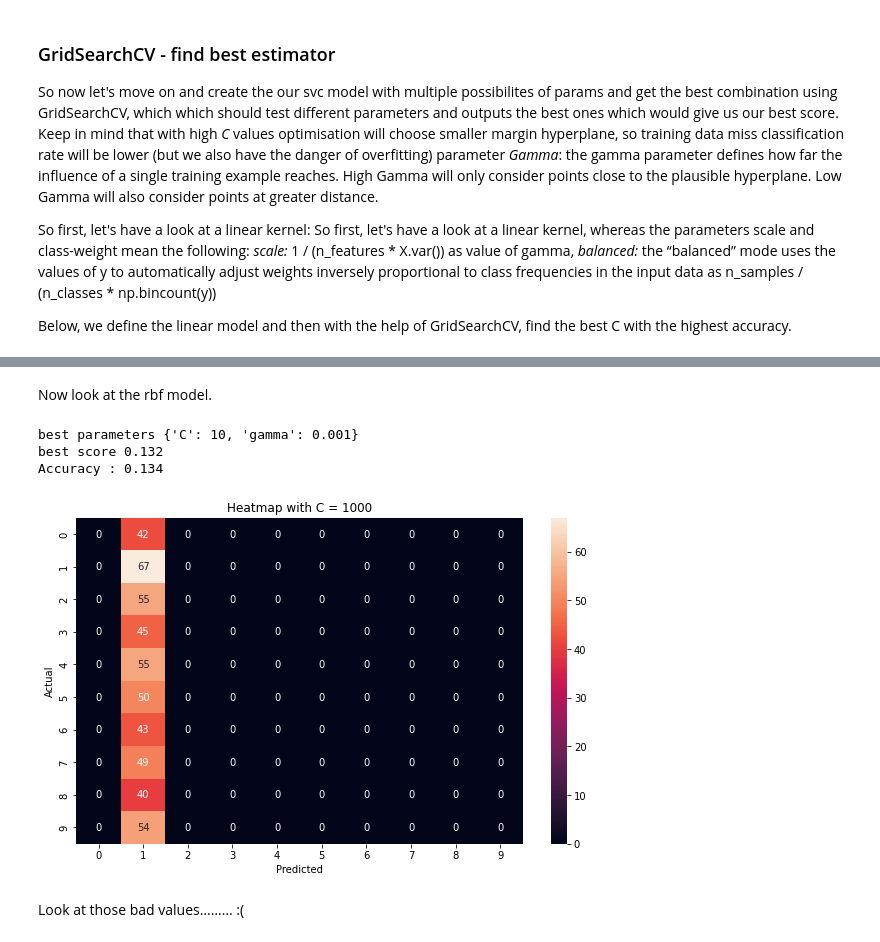
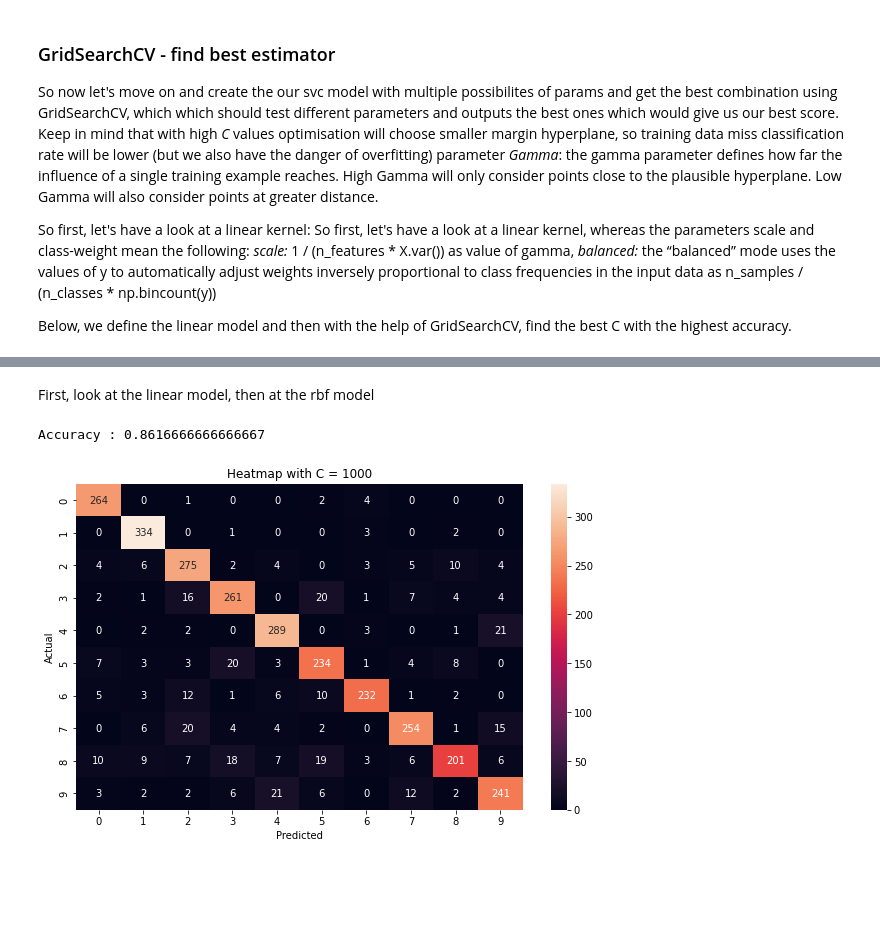
Before and after one commit to anninahelmy/PatternRecognition_FS22, a Jupyter notebook: a/2a.ipynb, the cells around one changed output, grey strips where cells are left out. Saved outputs shown, nothing was run; the diff lists cells and outputs as text; code cells hidden in the pictures; blank space fills up the shorter version.

```diff
--- a/a/2a.ipynb
+++ b/a/2a.ipynb
@@ -92,12 +78,12 @@ So instantiate a classifier with default hyperparameters:
 ## Build a SVM (rbf kernel)
 # %%
 c_rbf = [100.0, 1000.0, 1, 0.1]
+gamma = [0.001, 0.01, 0.1, 1, 'scale', 'auto']
 for i in c_rbf:
-    t100 = time.perf_counter()
-    svc = SVC(C=i)
-    svc.fit(X_train, y_train)
-    t100 = time.perf_counter() - t100
-    print(f"Time spent to execute the classification: {round(t100,2)} seconds.")
-    y_pred = svc.predict(X_test)
-    print('Model accuracy score with rbf kernel and C', i, ': {0:0.4f}'.format(accuracy_score(y_test, y_pred)))
+    for j in gamma:
+        t100 = time.perf_counter()
+        svc = SVC(C=i, gamma = j, kernel="rbf", cache_size = 4000)
+        svc.fit(X, y)
+        y_pred = svc.predict(X_test)
+        print('Model accuracy score with rbf kernel and C', i, 'and gamma', j, ': {0:0.4f}'.format(accuracy_score(y_test, y_pred)))
 # %% [output]
@@ -174,34 +132,15 @@ Accuracy : 0.86
 # %% [markdown]
-Now look at the rbf model.
+First, look at the linear model, then at the rbf model
-# %%
-
-parameters = [{'C':[0.1, 1, 10, 100, 1000], 'gamma':[0.001, 0.01, 0.0001, 0.1]
-            }
-              ]
-model = SVC(kernel="rbf", class_weight='balanced')
-search = GridSearchCV(estimator = model, param_grid = parameters,
-                        cv=partition, scoring = "accuracy", return_train_score=True
-                          )
-
-
-search.fit(X_train, y_train)
-y_prediction = search.predict(X_test)
-print("best parameters", search.best_params_)
-print("best score", search.best_score_)
-print('Accuracy :',accuracy_score(y_test,y_prediction))
-res = pd.DataFrame(search.cv_results_)
-
-confusion_map = confusion_matrix(y_true=y_test, y_pred=y_prediction)
-plt.subplots(figsize=(10, 6))
-sb.heatmap(confusion_map, annot = True, fmt = 'g')
-plt.xlabel("Predicted")
-plt.ylabel("Actual")
-plt.title("Heatmap with C = 1000")
-plt.show()
-# %% [output]
-best parameters {'C': 10, 'gamma': 0.001}
-best score 0.132
-Accuracy : 0.134
-[figure, removed]
-# %% [markdown]
-Look at those bad values……… :(
+# %%
+parameters = {'C':[0.001, 0.01, 0.1, 1, 10]
+            }
+
+model = SVC(kernel="linear", class_weight='balanced', cache_size = 1000)
+grid = GridSearchCV(estimator = model, param_grid = parameters,
+                        cv=partition, n_jobs = -1, return_train_score =True
+                          )
+
+
+grid.fit(X, y)
+grid.best_params_
+scores = pd.DataFrame.from_dict(grid.cv_results_)
@@ -207,0 +149,17 @@ Look at those bad values……… :(
+# %%
+C = 0.001
+
+grid = SVC(kernel = "linear", C=C, cache_size=4000)
+grid.fit(X, y)
+y_prediction = grid.predict(X_test)
+print('Accuracy :',accuracy_score(y_test,y_prediction))
+confusion_map = confusion_matrix(y_true=y_test, y_pred=y_prediction)
+plt.subplots(figsize=(10, 6))
+sb.heatmap(confusion_map, annot = True, fmt = 'g')
+plt.xlabel("Predicted")
+plt.ylabel("Actual")
+plt.title("Heatmap with C = 1000")
+plt.show()
+# %% [output]
+Accuracy : 0.8616666666666667
+[figure, added]
```
Also changed, not shown: parts of 10 cells of this notebook.
